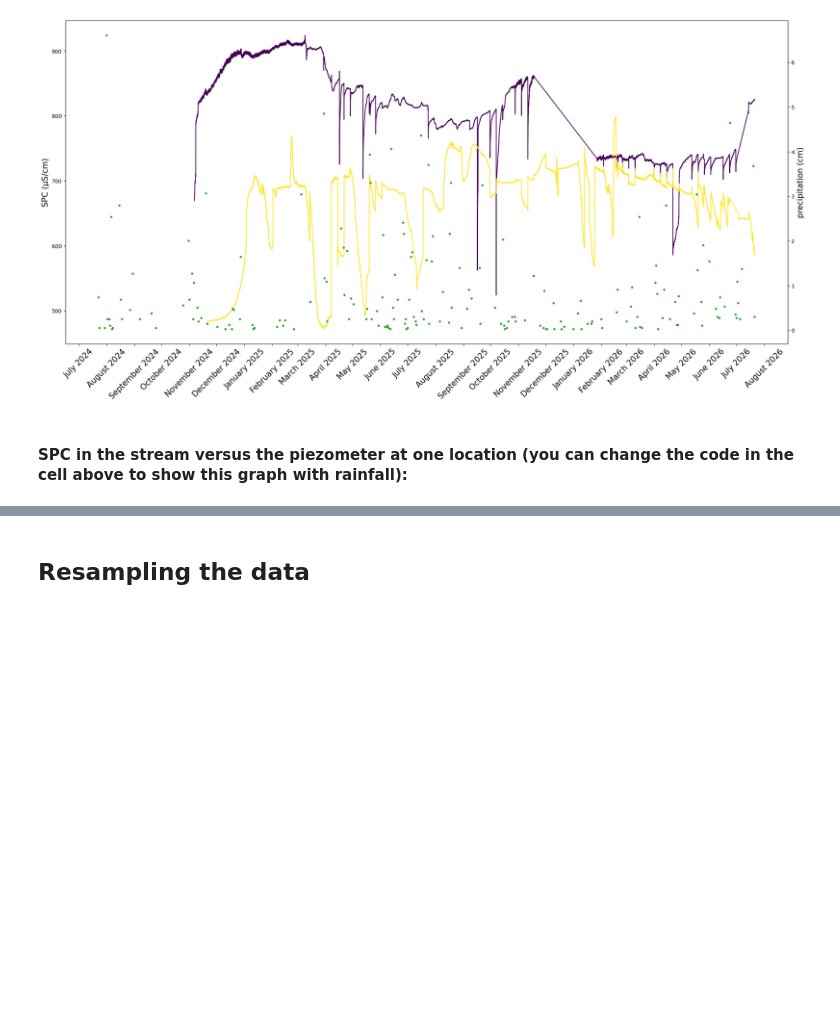
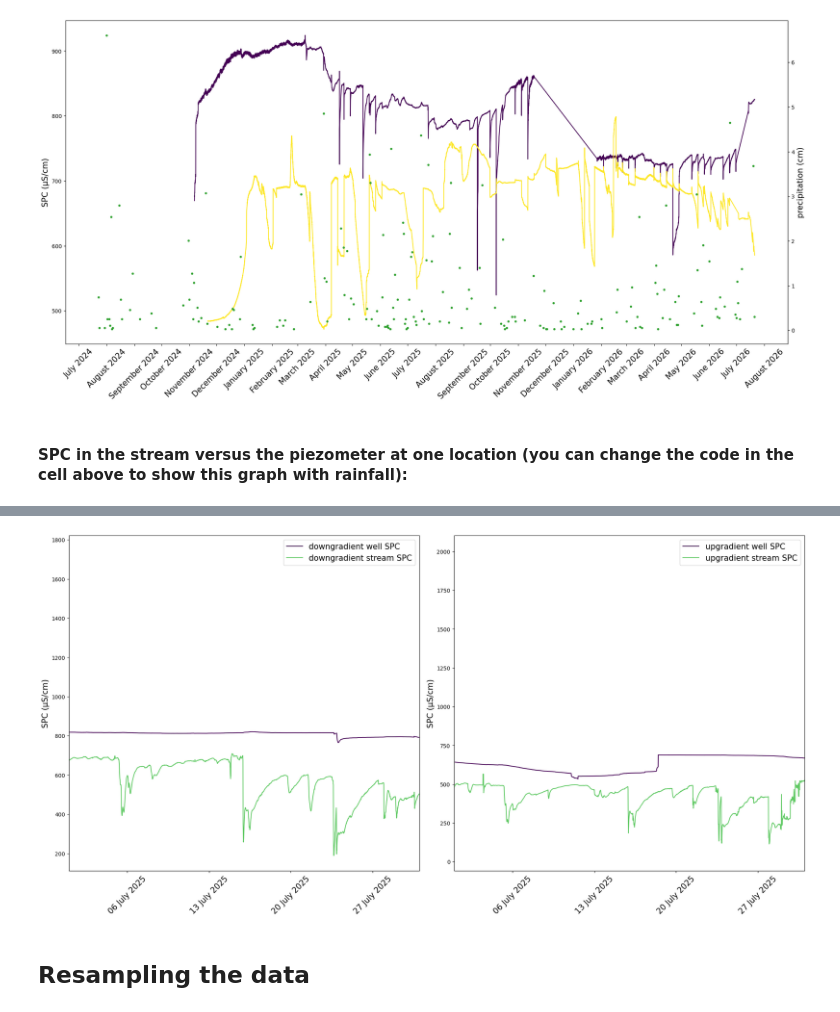
Before and after one commit to sauron-245/summer_26, a Jupyter notebook: summer 2026/AllWells.ipynb, the cells around one changed output, grey strips where cells are left out. Cells and saved outputs as stored; diff of their text form; code cells hidden in the pictures; blank space fills up the shorter version.

```diff
--- a/summer 2026/AllWells.ipynb
+++ b/summer 2026/AllWells.ipynb
@@ -389,3 +390,45 @@ plt.show()
+# %%
+fig, (ax1, ax2) = plt.subplots(1, 2, layout='constrained', figsize=(20, 10))
+ax1.plot(P1hobodf.index, P1hobodf.FilteredSPC, color=one, label = "downgradient well SPC")
+ax1.plot(downst.index, downst.FilteredSPC, color=four, label = "downgradient stream SPC")
+ax1.tick_params(axis='x', rotation=45, labelsize=15)
+
+# Change to
+    # ax.xaxis.set_major_locator(mdates.MonthLocator())
+    # ax.xaxis.set_major_formatter(mdates.DateFormatter('%B %Y'))
+            # if you are zoomed out. DayLocator crowds the axis labels if you are looking at a period of more than a couple days.
+ax1.xaxis.set_major_locator(mdates.DayLocator(interval=7))
+ax1.xaxis.set_major_formatter(mdates.DateFormatter('%d %B %Y'))
+
+# plt.xlabel('time')
+ax1.set_ylabel('SPC (µS/cm)', fontsize=15)
+# plt.title("C1 and C5 conductivity")
+ax1.legend(fontsize=15)
+
+ax2.plot(P5hobodf.index, P5hobodf.FilteredSPC, color=one, label = "upgradient well SPC")
+ax2.plot(C5hobodf.index, C5hobodf.FilteredSPC, color=four, label = "upgradient stream SPC")
+ax2.tick_params(axis='x', rotation=45, labelsize=15)
+
+# Change to
+    # ax.xaxis.set_major_locator(mdates.MonthLocator())
+    # ax.xaxis.set_major_formatter(mdates.DateFormatter('%B %Y'))
+            # if you are zoomed out. DayLocator crowds the axis labels if you are looking at a period of more than a couple days.
+ax2.xaxis.set_major_locator(mdates.DayLocator(interval=7))
+ax2.xaxis.set_major_formatter(mdates.DateFormatter('%d %B %Y'))
+
+# plt.xlabel('time')
+ax2.set_ylabel('SPC (µS/cm)', fontsize=15)
+# plt.title("C1 and C5 conductivity")
+ax2.legend(fontsize=15)
+
+# Zoom into a period of a few days. It often shows a much more stable SPC in the piezometer than in the creek.
+ax1.set_xlim(pd.to_datetime("2025-07-01"), pd.to_datetime("2025-07-31"))
+ax2.set_xlim(pd.to_datetime("2025-07-01"), pd.to_datetime("2025-07-31"))
+
+plt.savefig('SPCFig.png', dpi=300, bbox_inches='tight')
+plt.show()
+# %% [output]
+[figure, added]
 # %% [markdown]
 ## Resampling the data
 # %% [markdown]
```
Also changed, not shown: parts of 3 cells of this notebook, 10 other files.
